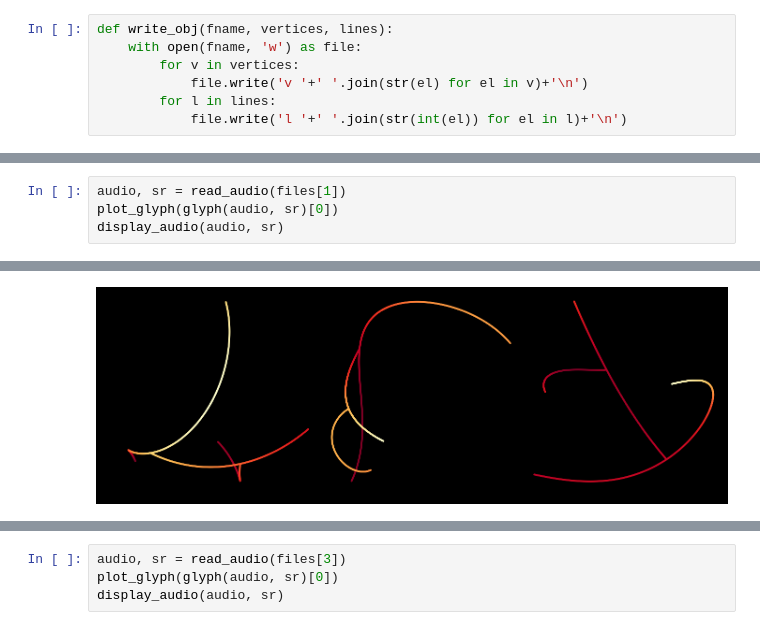
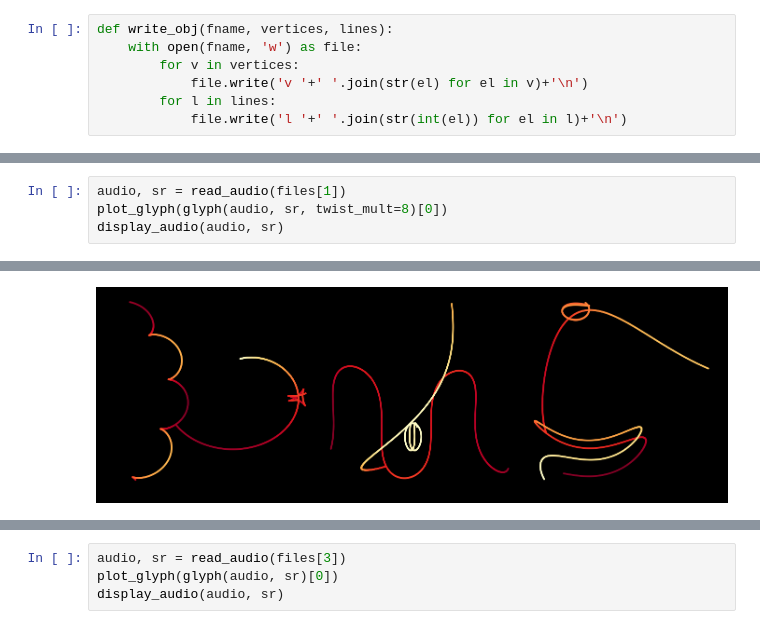
Before and after one commit to victor-shepardson/audioglyph, a Jupyter notebook: glyph.ipynb, the cells around one changed output, grey strips where cells are left out. Cells and saved outputs as stored; diff of their text form.

```diff
--- a/glyph.ipynb
+++ b/glyph.ipynb
@@ -406,10 +376,10 @@ display_audio(audio, sr)
 [figure]
 # %%
 audio, sr = read_audio(files[1])
-plot_glyph(glyph(audio, sr)[0])
+plot_glyph(glyph(audio, sr, twist_mult=8)[0])
 display_audio(audio, sr)
 # %% [output]
 [interactive output not drawn]
-[figure, old version]
+[figure, new version]
 # %%
 audio, sr = read_audio(files[2])
```
Also changed, not shown: parts of 8 cells of this notebook, 1 other file.
